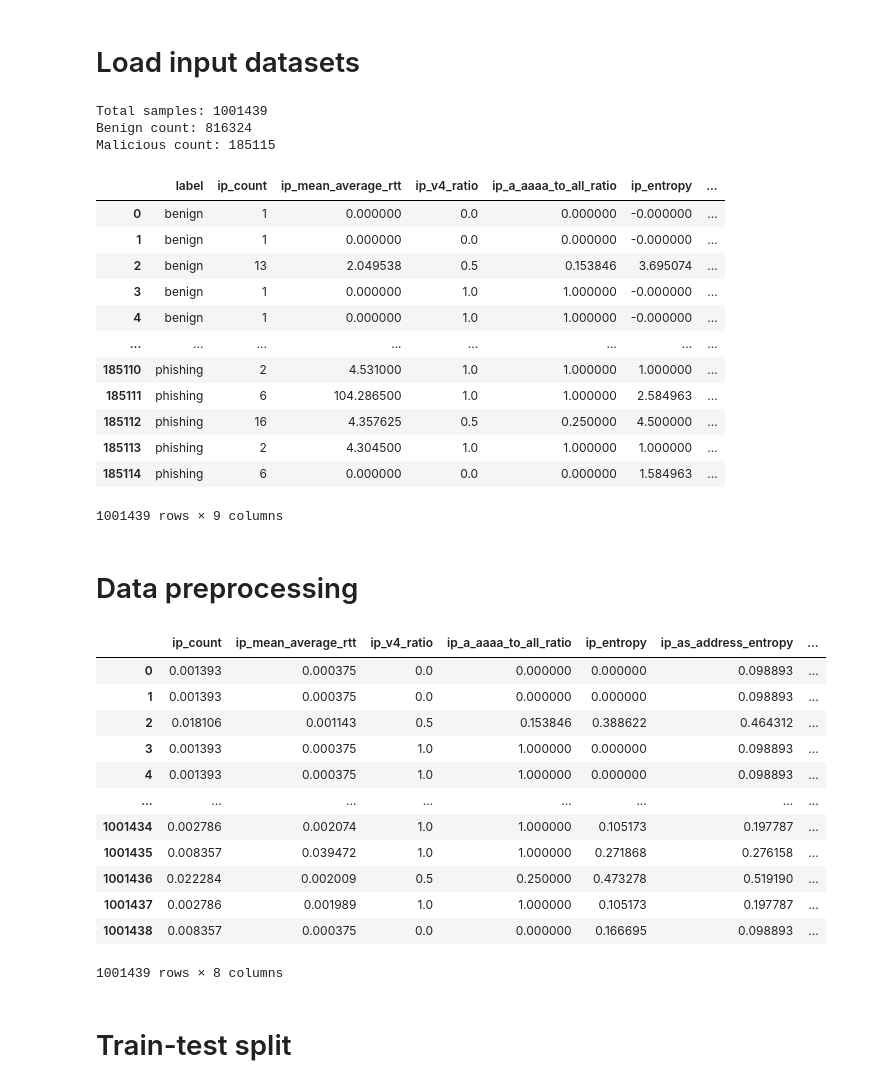
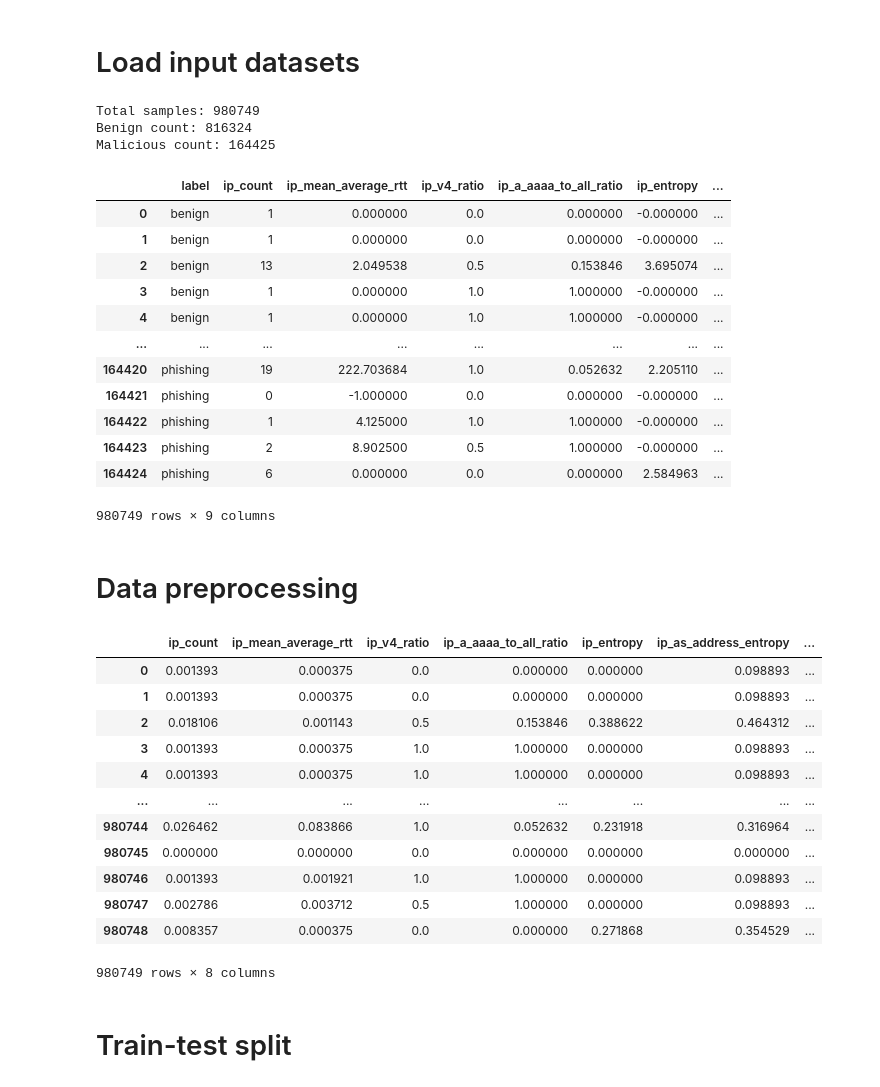
Before and after one commit to nesfit/domainradar-training, a Jupyter notebook: phishing/Phishing-IP-NN-train.ipynb, the cells around one changed output. Drawn from its saved outputs; the diff is of its cells as text; code cells hidden in the pictures.

```diff
--- a/phishing/Phishing-IP-NN-train.ipynb
+++ b/phishing/Phishing-IP-NN-train.ipynb
@@ -11,3 +13,7 @@ prefix = "ip_"
+# %%
+scaler_path = 'boundaries/phishing_ip_nn_scaler.joblib'
+model_path = 'models/phishing_ip_nn_model.keras'
+validation_dataset_filename = '../testdata/validation_phishing.parquet'
 # %% [markdown]
 # Load Tensorflow and check GPU availability
 # %%
@@ -57,7 +63,7 @@ benign_dataset_filenames = [
     '../feature-extraction/floor/umbrella_benign_FINISHED.parquet',
 ]
 malicious_dataset_filenames = [
-    '../feature-extraction/floor/phishing_4.parquet'
+    '../feature-extraction/floor/phishing_2406_strict.parquet'
 ]
 # #############################################################
 # EDIT this for to set appropriate labels (malware, dga, ...) #
@@ -130,7 +136,6 @@ for column in disqualified_columns:
 # Filter columns
 df = df.loc[:, df.columns.str.startswith(prefix) | df.columns.isin(['domain_name', 'label'])]
 
-
 labels = df['label'].apply(lambda x: class_map[x]) # y vector
 features = df.drop('label', axis=1).copy() # X matrix
 
@@ -142,9 +147,9 @@ print(f"Malicious count: {len(df_malicious)}")
 
 df
 # %% [output]
-Total samples: 1001439
+Total samples: 980749
 Benign count: 816324
-Malicious count: 185115
+Malicious count: 164425
 |  | label | ip_count | ip_mean_average_rtt | ip_v4_ratio | ip_a_aaaa_to_all_ratio | ip_entropy | ... |
 | 0 | benign | 1 | 0.000000 | 0.0 | 0.000000 | -0.000000 | ... |
 | 1 | benign | 1 | 0.000000 | 0.0 | 0.000000 | -0.000000 | ... |
@@ -152,42 +157,42 @@ Malicious count: 185115
 | 3 | benign | 1 | 0.000000 | 1.0 | 1.000000 | -0.000000 | ... |
 | 4 | benign | 1 | 0.000000 | 1.0 | 1.000000 | -0.000000 | ... |
 | ... | ... | ... | ... | ... | ... | ... | ... |
-| 185110 | phishing | 2 | 4.531000 | 1.0 | 1.000000 | 1.000000 | ... |
-| 185111 | phishing | 6 | 104.286500 | 1.0 | 1.000000 | 2.584963 | ... |
-| 185112 | phishing | 16 | 4.357625 | 0.5 | 0.250000 | 4.500000 | ... |
-| 185113 | phishing | 2 | 4.304500 | 1.0 | 1.000000 | 1.000000 | ... |
-| 185114 | phishing | 6 | 0.000000 | 0.0 | 0.000000 | 1.584963 | ... |
+| 164420 | phishing | 19 | 222.703684 | 1.0 | 0.052632 | 2.205110 | ... |
+| 164421 | phishing | 0 | -1.000000 | 0.0 | 0.000000 | -0.000000 | ... |
+| 164422 | phishing | 1 | 4.125000 | 1.0 | 1.000000 | -0.000000 | ... |
+| 164423 | phishing | 2 | 8.902500 | 0.5 | 1.000000 | -0.000000 | ... |
+| 164424 | phishing | 6 | 0.000000 | 0.0 | 0.000000 | 2.584963 | ... |
-1001439 rows × 9 columns
+980749 rows × 9 columns
 # %% [markdown]
 # Data preprocessing
 # %%
 import pandas as pd
 from sklearn.preprocessing import MinMaxScaler
 import joblib
 
 scaler = MinMaxScaler()
 scaled_data = scaler.fit_transform(features)
 features = pd.DataFrame(scaled_data, columns=features.columns)
 
 # Save the scaler
-joblib.dump(scaler, "phishing_ip_nn_scaler.joblib")
+joblib.dump(scaler, scaler_path)
 
 pd.set_option('display.max_columns', None)
 features
 # %% [output]
 |  | ip_count | ip_mean_average_rtt | ip_v4_ratio | ip_a_aaaa_to_all_ratio | ip_entropy | ip_as_address_entropy | ... |
 | 0 | 0.001393 | 0.000375 | 0.0 | 0.000000 | 0.000000 | 0.098893 | ... |
 | 1 | 0.001393 | 0.000375 | 0.0 | 0.000000 | 0.000000 | 0.098893 | ... |
 | 2 | 0.018106 | 0.001143 | 0.5 | 0.153846 | 0.388622 | 0.464312 | ... |
 | 3 | 0.001393 | 0.000375 | 1.0 | 1.000000 | 0.000000 | 0.098893 | ... |
 | 4 | 0.001393 | 0.000375 | 1.0 | 1.000000 | 0.000000 | 0.098893 | ... |
 | ... | ... | ... | ... | ... | ... | ... | ... |
-| 1001434 | 0.002786 | 0.002074 | 1.0 | 1.000000 | 0.105173 | 0.197787 | ... |
-| 1001435 | 0.008357 | 0.039472 | 1.0 | 1.000000 | 0.271868 | 0.276158 | ... |
-| 1001436 | 0.022284 | 0.002009 | 0.5 | 0.250000 | 0.473278 | 0.519190 | ... |
-| 1001437 | 0.002786 | 0.001989 | 1.0 | 1.000000 | 0.105173 | 0.197787 | ... |
-| 1001438 | 0.008357 | 0.000375 | 0.0 | 0.000000 | 0.166695 | 0.098893 | ... |
+| 980744 | 0.026462 | 0.083866 | 1.0 | 0.052632 | 0.231918 | 0.316964 | ... |
+| 980745 | 0.000000 | 0.000000 | 0.0 | 0.000000 | 0.000000 | 0.000000 | ... |
+| 980746 | 0.001393 | 0.001921 | 1.0 | 1.000000 | 0.000000 | 0.098893 | ... |
+| 980747 | 0.002786 | 0.003712 | 0.5 | 1.000000 | 0.000000 | 0.098893 | ... |
+| 980748 | 0.008357 | 0.000375 | 0.0 | 0.000000 | 0.271868 | 0.354529 | ... |
-1001439 rows × 8 columns
+980749 rows × 8 columns
 # %% [markdown]
 # Train-test split
 # %%
```
Also changed, not shown: parts of 11 cells of this notebook, 15 other files.
